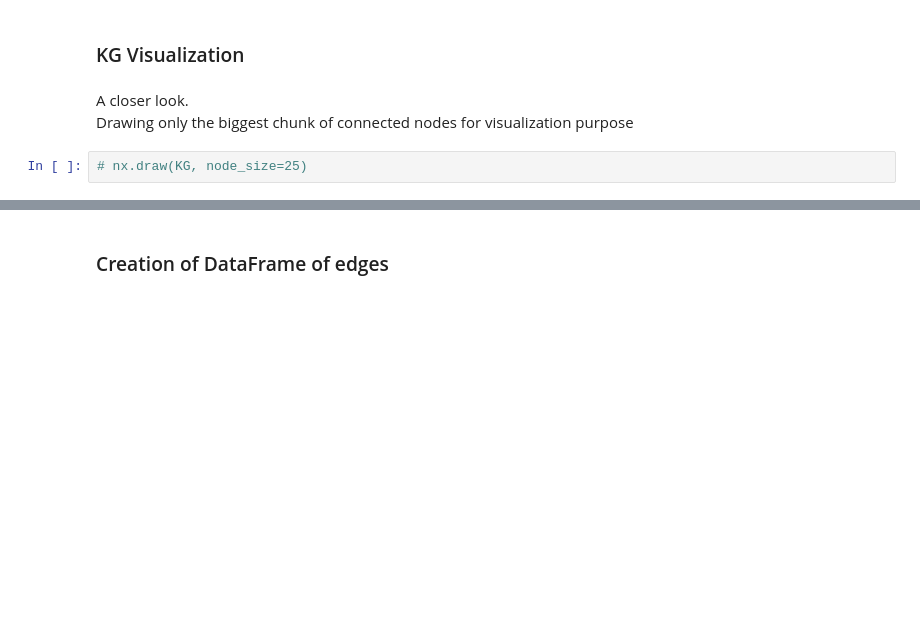
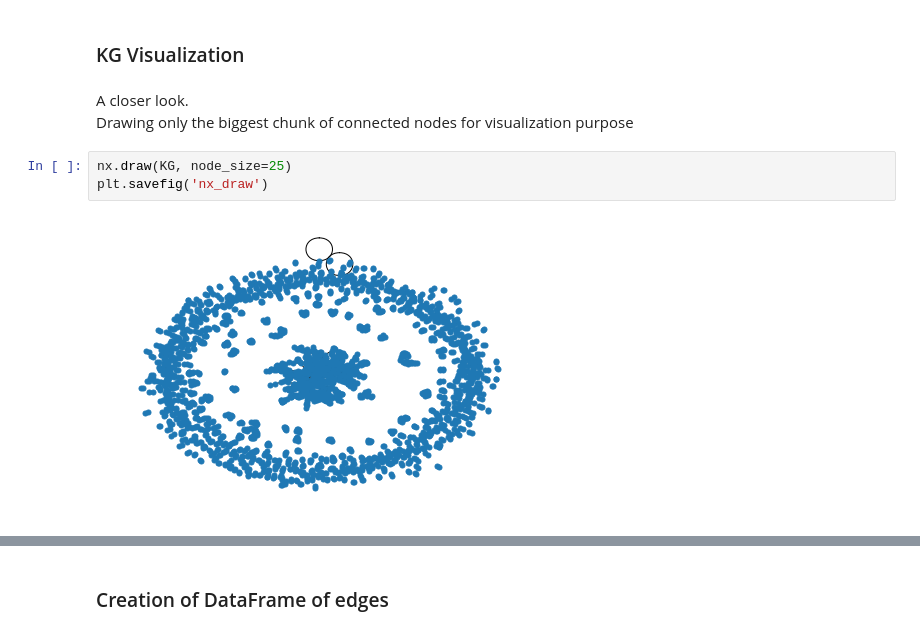
Before and after one commit to aime-n/ic, a Jupyter notebook: GCN_link_prediction_PLN.ipynb, the cells around one changed output, grey strips where cells are left out. Saved outputs shown, nothing was run; the diff lists cells and outputs as text; blank space fills up the shorter version.

```diff
--- a/GCN_link_prediction_PLN.ipynb
+++ b/GCN_link_prediction_PLN.ipynb
@@ -627,5 +647,8 @@ Streaming output truncated to the last 5000 lines.
 A closer look.<br>
 Drawing only the biggest chunk of connected nodes for visualization purpose
 # %%
-# nx.draw(KG, node_size=25)
+nx.draw(KG, node_size=25)
+plt.savefig('nx_draw')
+# %% [output]
+[figure, added]
 # %%
```
Also changed, not shown: parts of 35 cells of this notebook.
